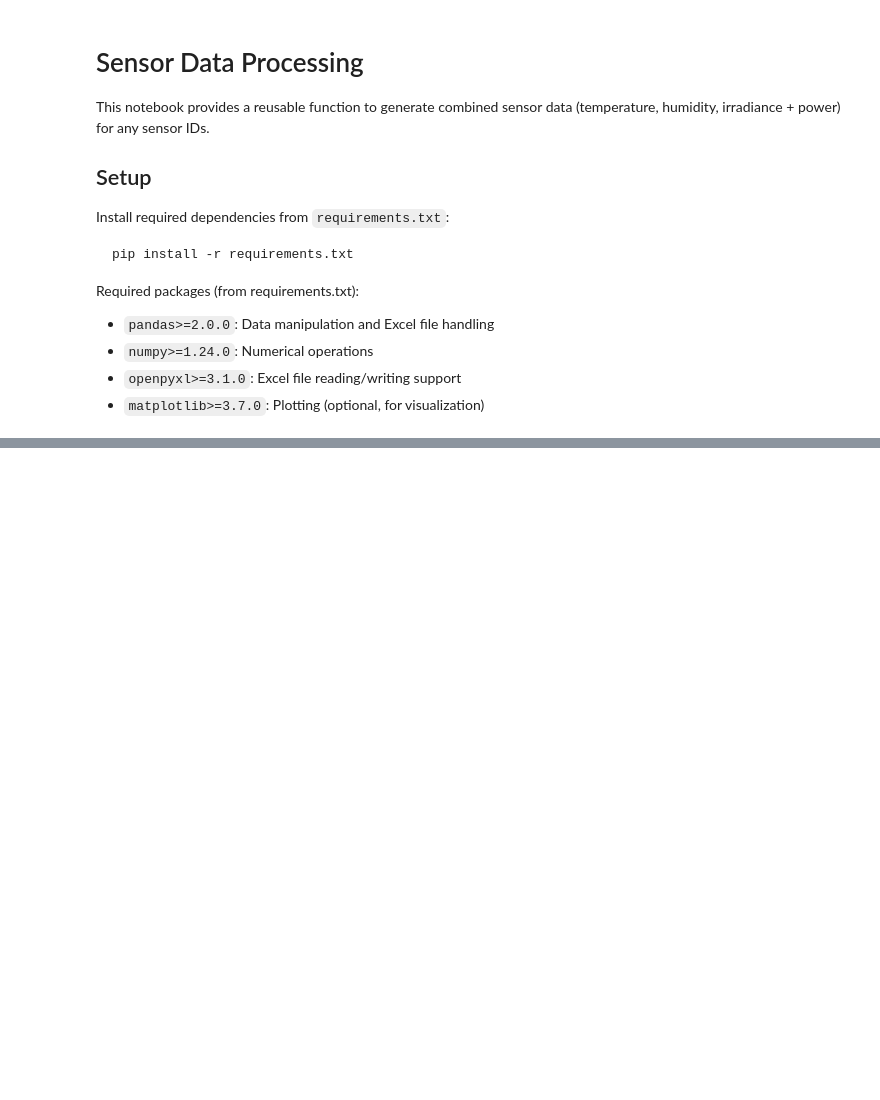
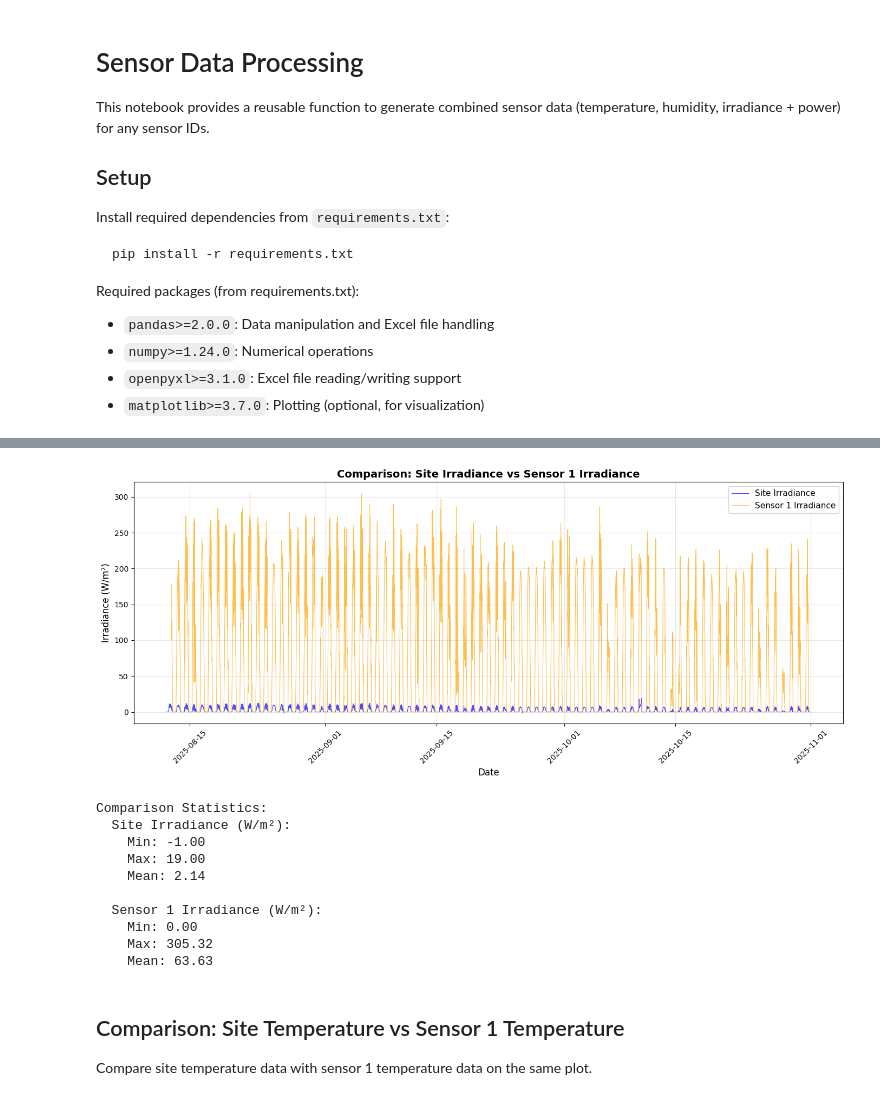
Before and after one commit to nhphuong2504/agrivoltaics, a Jupyter notebook: interpolate.ipynb, the cells around one changed output, grey strips where cells are left out. Cells and saved outputs as stored; diff of their text form; code cells hidden in the pictures; blank space fills up the shorter version.

```diff
--- a/interpolate.ipynb
+++ b/interpolate.ipynb
@@ -226,0 +310,13 @@ Sensor 24:
+# %%
+# Read sensor 1 combined data
+sensor1_file = 'data/sensor_1_combined_data.xlsx'
+df_sensor1 = pd.read_excel(sensor1_file)
+
+# Parse datetime
+df_sensor1['datetime'] = pd.to_datetime(df_sensor1['datetime'])
+df_sensor1 = df_sensor1.sort_values('datetime').reset_index(drop=True)
+
+print(f"Sensor 1 data points: {len(df_sensor1)}")
+print(f"Time range: {df_sensor1['datetime'].min()} to {df_sensor1['datetime'].max()}")
+print(f"\nFirst few rows:")
+print(df_sensor1[['datetime', 'upper_irradiance_W_per_m2']].head(10))
@@ -226,0 +339,48 @@ Sensor 24:
+# %%
+# Plot both datasets on the same plot
+fig, ax = plt.subplots(figsize=(14, 6))
+
+# Plot site irradiance
+ax.plot(df_irradiance['datetime'], df_irradiance['irradiance_W_per_m2'],
+        label='Site Irradiance', linewidth=0.8, alpha=0.7, color='blue')
+
+# Plot sensor 1 irradiance
+ax.plot(df_sensor1['datetime'], df_sensor1['upper_irradiance_W_per_m2'],
+        label='Sensor 1 Irradiance', linewidth=0.8, alpha=0.7, color='orange')
+
+ax.set_xlabel('Date', fontsize=12)
+ax.set_ylabel('Irradiance (W/m²)', fontsize=12)
+ax.set_title('Comparison: Site Irradiance vs Sensor 1 Irradiance', fontsize=14, fontweight='bold')
+ax.legend(fontsize=11)
+ax.grid(True, alpha=0.3)
+ax.tick_params(axis='x', rotation=45)
+
+plt.tight_layout()
+plt.show()
+
+# Display comparison statistics
+print("\nComparison Statistics:")
+print(f"  Site Irradiance (W/m²):")
+print(f"    Min: {df_irradiance['irradiance_W_per_m2'].min():.2f}")
+print(f"    Max: {df_irradiance['irradiance_W_per_m2'].max():.2f}")
+print(f"    Mean: {df_irradiance['irradiance_W_per_m2'].mean():.2f}")
+print(f"\n  Sensor 1 Irradiance (W/m²):")
+print(f"    Min: {df_sensor1['upper_irradiance_W_per_m2'].min():.2f}")
+print(f"    Max: {df_sensor1['upper_irradiance_W_per_m2'].max():.2f}")
+print(f"    Mean: {df_sensor1['upper_irradiance_W_per_m2'].mean():.2f}")
+# %% [output]
+[figure, added]
+Comparison Statistics:
+  Site Irradiance (W/m²):
+    Min: -1.00
+    Max: 19.00
+    Mean: 2.14
+
+  Sensor 1 Irradiance (W/m²):
+    Min: 0.00
+    Max: 305.32
+    Mean: 63.63
+# %% [markdown]
+## Comparison: Site Temperature vs Sensor 1 Temperature
+
+Compare site temperature data with sensor 1 temperature data on the same plot.
```
Also changed, not shown: parts of 9 cells of this notebook.
